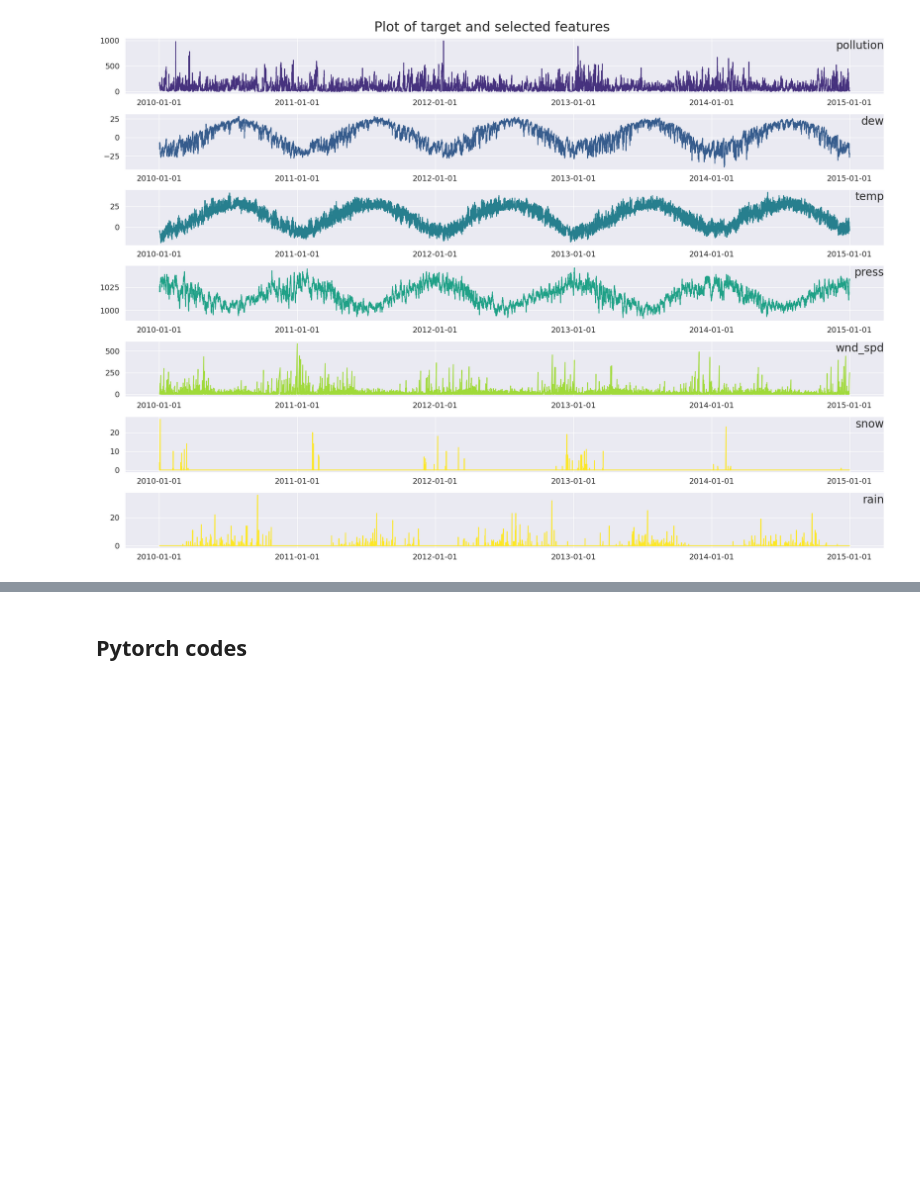
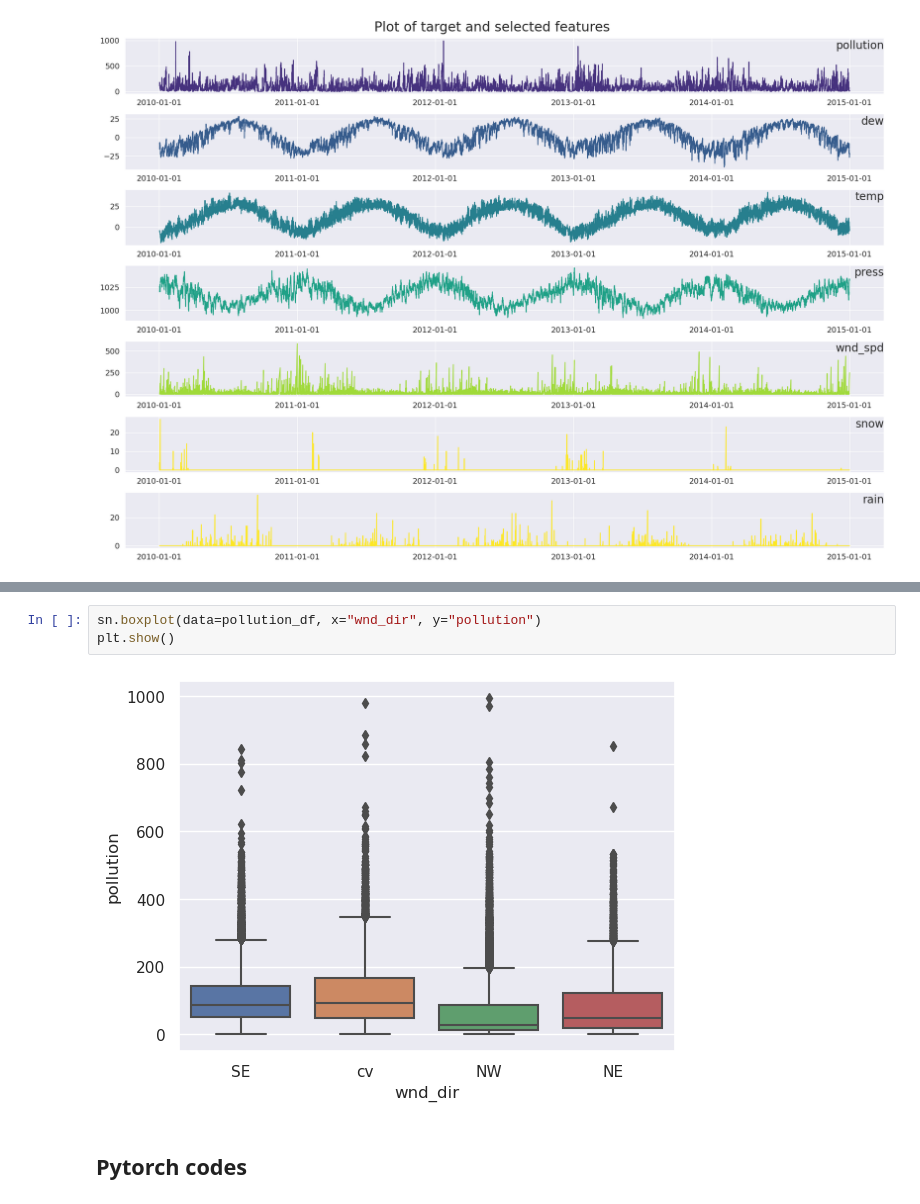
Before and after one commit to mrcljns/GRU-ML-presentation, a Jupyter notebook: gru_notebook.ipynb, the cells around one changed output, grey strips where cells are left out. Saved outputs shown, nothing was run; the diff lists cells and outputs as text; blank space fills up the shorter version.

```diff
--- a/gru_notebook.ipynb
+++ b/gru_notebook.ipynb
@@ -142,3 +156,8 @@ plt.show()
+# %%
+sn.boxplot(data=pollution_df, x="wnd_dir", y="pollution")
+plt.show()
+# %% [output]
+[figure, added]
 # %% [markdown]
 ## Pytorch codes
 # %% [markdown]
```
Also changed, not shown: parts of 13 cells of this notebook.
